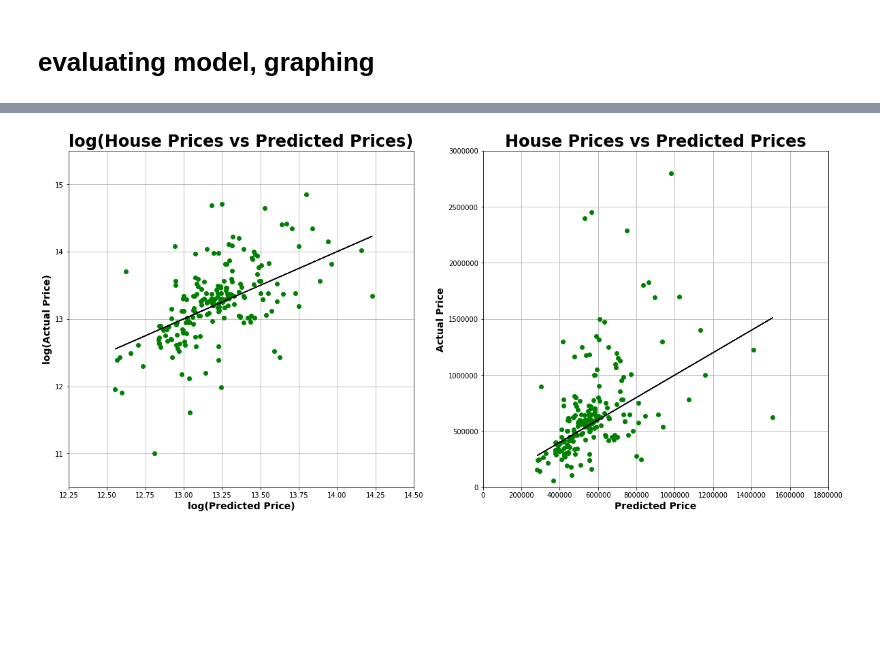
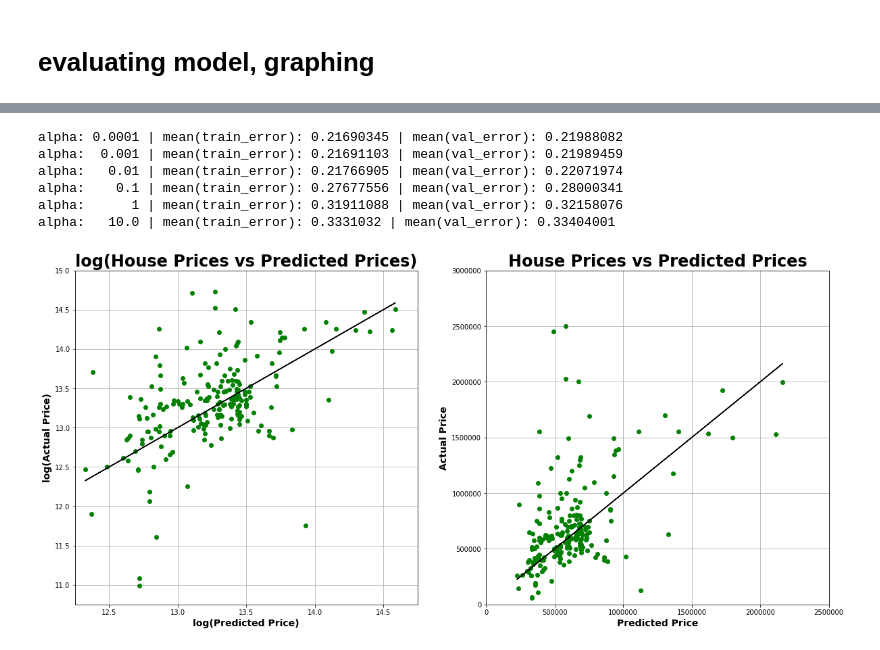
Before and after one commit to n8pk/project_luther, a Jupyter notebook: code/05_nearest_neighbor.ipynb, the cells around one changed output, grey strips where cells are left out. Saved outputs shown, nothing was run; the diff lists cells and outputs as text; code cells hidden in the pictures; blank space fills up the shorter version.

```diff
--- a/code/05_nearest_neighbor.ipynb
+++ b/code/05_nearest_neighbor.ipynb
@@ -84,7 +112,7 @@ from sklearn.linear_model import LinearRegression
 from sklearn.pipeline import Pipeline
 from sklearn.preprocessing import PolynomialFeatures
 # %%
-dc = pd.read_pickle('/home/nate/ds/metis/class_work/projects/project_luther/data/dc.pkl')
+dc = pd.read_pickle('/home/nate/ds/metis/class_work/projects/project_luther/code/dc_cord.pkl')
 # %%
 dc.describe()
 # %% [output]
@@ -100,11 +127,0 @@ dc.describe()
-# %%
-hp_mean = dc['home_price'].mean()
-hp_std = dc['home_price'].std()
-
-md_mean = dc['min_dist'].mean()
-md_std = dc['min_dist'].std()
-
-dc = dc[dc.home_price < hp_mean+3*hp_std]
-dc = dc[dc.min_dist < md_mean+3*md_std]
-
-dc = dc[dc['year_built'] != 2019]
@@ -115,7 +128,7 @@ dc = dc[dc['year_built'] != 2019]
 # %%
 dc['home_price'] = dc['home_price'].apply(np.log)
 dc['min_dist'] = dc['min_dist'].apply(np.log)
-dc['nn_hp'] = dc['nn_hp'].apply(np.log)
+dc['nn_hp_5'] = dc['nn_hp_5'].apply(np.log)
 dc['nn_hp_10'] = dc['nn_hp_10'].apply(np.log)
 dc['nn_hp_15'] = dc['nn_hp_15'].apply(np.log)
 dc['nn_hp_20'] = dc['nn_hp_20'].apply(np.log)
@@ -224,5 +239,5 @@ adj_r^2: 0.2917
 # %%
-X = np.matrix(dc[['min_dist', 'nn_hp']]).reshape(-1,2)
+X = np.matrix(dc[['year_built', 'min_dist']]).reshape(-1,2)
 y = np.array(dc['home_price'])
 
 poly = Pipeline([('poly', PolynomialFeatures(degree=3)),
@@ -303,29 +337,74 @@ alpha:   10.0 | mean(train_error):  0.2373 | mean(val_error): 0.24
+# %%
+data = np.matrix(dc[['year_built', 'min_dist', 'nn_hp_5']]).reshape(-1,3)
+target = np.array(dc['home_price'])
+
+K = 10
+alphas = [1e-4, 1e-3, 1e-2, 1e-1, 1, 1e1]
+
+kf = KFold(n_splits=K, shuffle=True, random_state=42)
+
+for alpha in alphas:
+    train_errors = []
+    validation_errors = []
+    for train_index, val_index in kf.split(data, target):
+
+        # split data
+        X_train, X_val = data[train_index], data[val_index]
+        y_train, y_val = target[train_index], target[val_index]
+
+        # instantiate model
+#         lr = LinearRegression(fit_intercept=True)
+        lasso = Lasso(alpha=alpha, fit_intercept=True, random_state=77)
+#         poly = Pipeline([('poly', PolynomialFeatures(degree=3)),
+#                    ('linear', LinearRegression(fit_intercept=False))])
+
+        #calculate errors
+        train_error, val_error = calc_metrics(X_train, y_train, X_val, y_val, lasso)
+
+        # append to appropriate list
+        train_errors.append(train_error)
+        validation_errors.append(val_error)
+
+    # generate report
+    print('alpha: {:6} | mean(train_error): {:7} | mean(val_error): {}'.
+          format(alpha,
+                 round(np.mean(train_errors),8),
+                 round(np.mean(validation_errors),8)))
+# %% [output]
+alpha: 0.0001 | mean(train_error): 0.21690345 | mean(val_error): 0.21988082
+alpha:  0.001 | mean(train_error): 0.21691103 | mean(val_error): 0.21989459
+alpha:   0.01 | mean(train_error): 0.21766905 | mean(val_error): 0.22071974
+alpha:    0.1 | mean(train_error): 0.27677556 | mean(val_error): 0.28000341
+alpha:      1 | mean(train_error): 0.31911088 | mean(val_error): 0.32158076
+alpha:   10.0 | mean(train_error): 0.3331032 | mean(val_error): 0.33404001
 # %%
-predictions = lr.predict(np.array(test.iloc[:][['min_dist', 'nn_hp']]).reshape(-1,2))
+predictions = poly.predict(np.array(test.iloc[:][['year_built', 'min_dist', 'nn_hp_5']]).reshape(-1,3))
 
 
 plt.figure(figsize=(20,20))
 
 
 plt.subplot(221)
 plt.plot(predictions, test['home_price'], 'go', predictions, predictions, 'k')
 plt.title('log(House Prices vs Predicted Prices)', fontsize=24, fontweight='bold')
 plt.ylabel('log(Actual Price)', fontsize=14, fontweight='bold')
 plt.xlabel('log(Predicted Price)', fontsize=14, fontweight='bold')
 plt.grid()
-plt.xlim(12.25,14.5)
-plt.ylim(10.5,15.5)
+plt.xlim(12.25,14.75)
+plt.ylim(10.75,15)
 
 
 plt.subplot(222)
 plt.plot(np.exp(predictions), np.exp(test['home_price']), 'go', np.exp(predictions), np.exp(predictions), 'k')
 plt.title('House Prices vs Predicted Prices', fontsize=24, fontweight='bold')
 plt.ylabel('Actual Price', fontsize=14, fontweight='bold')
 plt.xlabel('Predicted Price', fontsize=14, fontweight='bold')
 plt.grid()
-plt.xlim(0,1.8e6)
+plt.xlim(0,2.5e6)
 plt.ylim(0,3e6)
+
+
 plt.show();
 # %% [output]
-[figure, old version]
+[figure, new version]
 # %%
```
Also changed, not shown: parts of 27 cells of this notebook, 6 other files.
